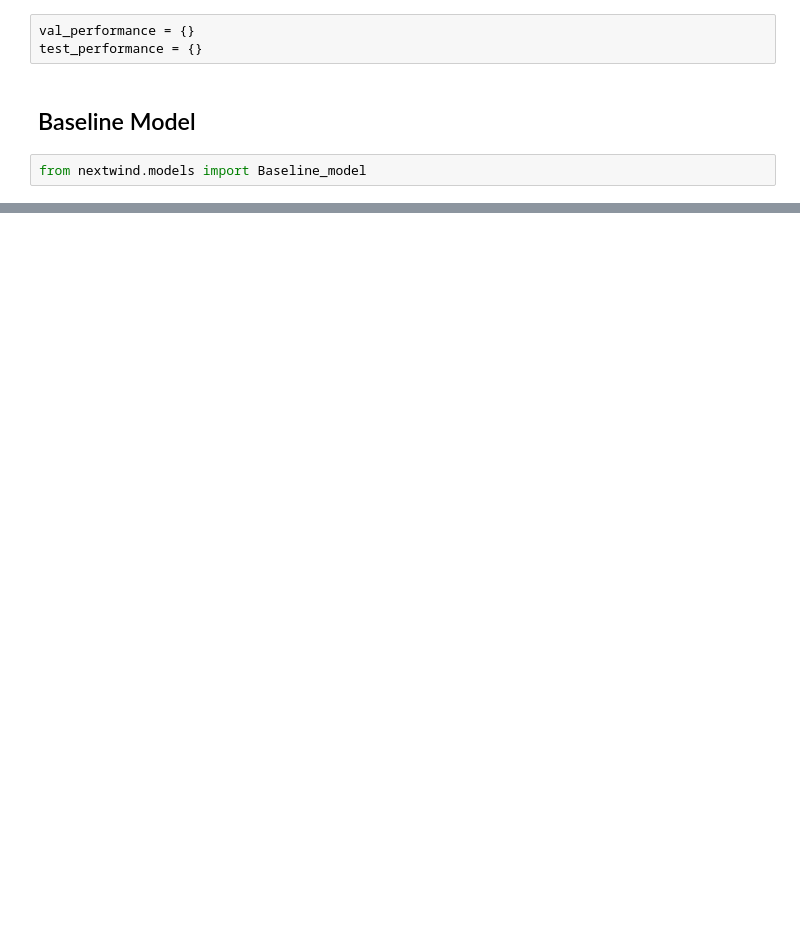
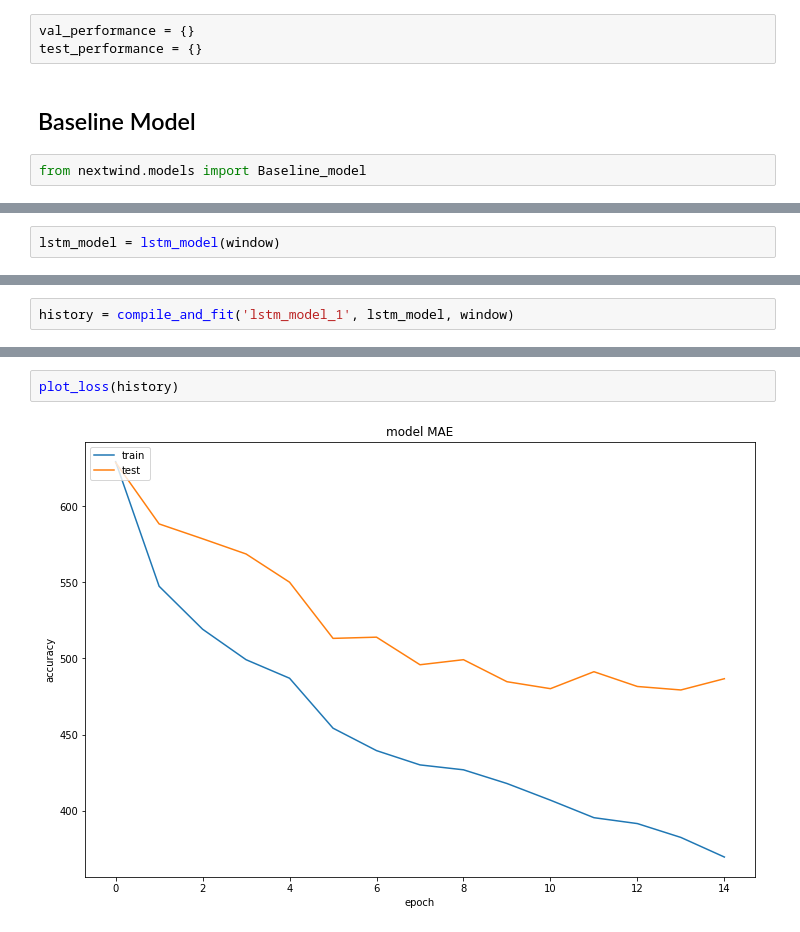
Before and after one commit to AmaurySalles/NextWind, a Jupyter notebook: Clean_up.ipynb, the cells around one changed output, grey strips where cells are left out. Cells and saved outputs as stored; diff of their text form; blank space fills up the shorter version.

```diff
--- a/Clean_up.ipynb
+++ b/Clean_up.ipynb
@@ -104,0 +158,2 @@ FileNotFoundError: [Errno 2] No such file or directory: './projectwind/data/Sequ
+# %%
+lstm_model = lstm_model(window)
@@ -104,0 +182,2 @@ FileNotFoundError: [Errno 2] No such file or directory: './projectwind/data/Sequ
+# %%
+history = compile_and_fit('lstm_model_1', lstm_model, window)
@@ -104,0 +204,4 @@ FileNotFoundError: [Errno 2] No such file or directory: './projectwind/data/Sequ
+# %%
+plot_loss(history)
+# %% [output]
+[figure, added]
```
Also changed, not shown: parts of 28 cells of this notebook, 5 other files.
